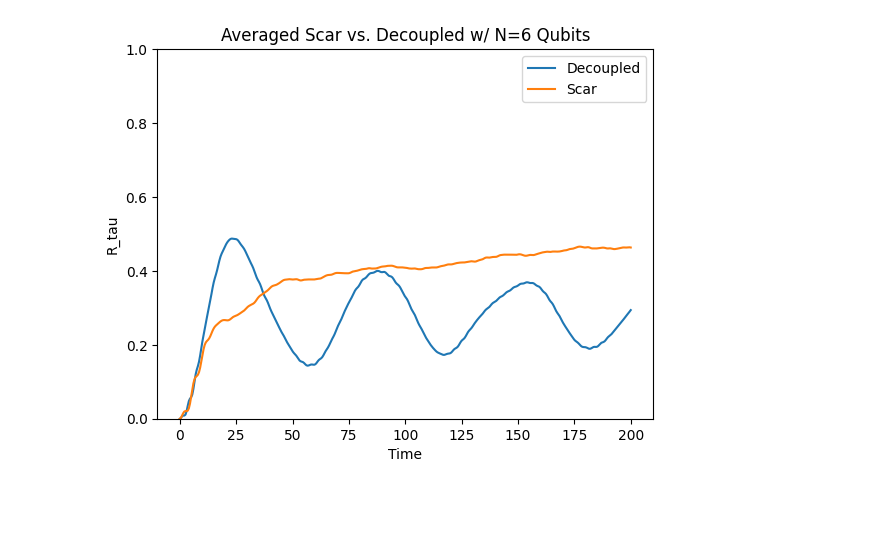
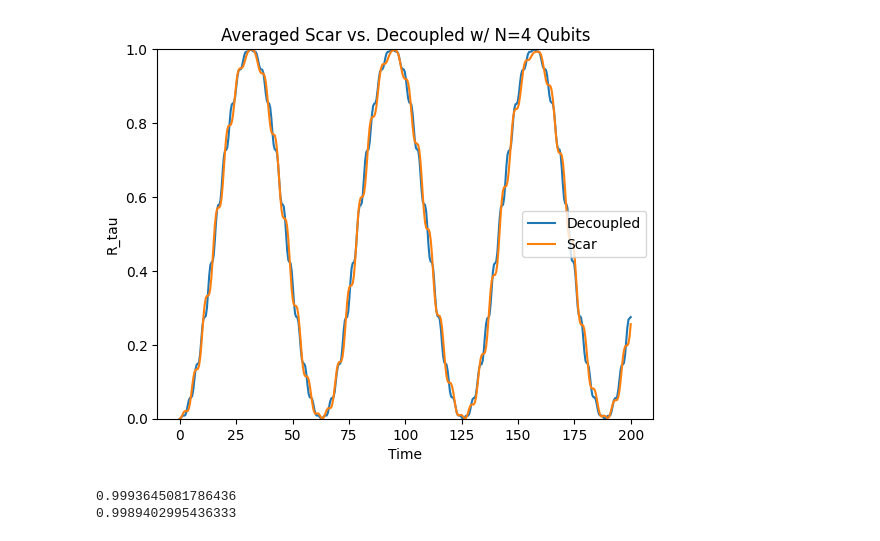
Before and after one commit to Idden/Quantum-Internship, a Jupyter notebook: Quantum_Batteries_Scars/disorder_tests/test6_expansion.ipynb, the cells around one changed output. Saved outputs shown, nothing was run; the diff lists cells and outputs as text; code cells hidden in the pictures; blank space fills up the shorter version.

```diff
--- a/Quantum_Batteries_Scars/disorder_tests/test6_expansion.ipynb
+++ b/Quantum_Batteries_Scars/disorder_tests/test6_expansion.ipynb
@@ -5,35 +5,34 @@ import matplotlib.pyplot as plt
 from quantumScarFunctions import *
 # %%
 wm = 1.0
+wd = 0.642570281124498
 tlist = np.linspace(0, 200, 400)
-disorder = 0.2
-args = {"A": 0.1}
-Rtau_all = []
-N = 6
+disorder = 0.0 # 0.4
+args = {"A": 0.1} # 0.5
+qargs = {"A": 0.1}
+N = 4
 # %%
 qH0, qH1_list, wm = get_random_freq_qubit_ham(N)
-eigenvalues, eigenstates = qH0.eigenstates()
+qeigenvalues, qeigenstates = qH0.eigenstates()
 Rtau_qubit = []
-for _ in range(50):
+for _ in range(100):
     dw = np.random.uniform(-disorder, disorder, N)
     omega_list = wm + dw
-    H = [qH0]
+    qH = [qH0]
 
     for r in range(N):
-        args[f"wd{r}"] = omega_list[r]
-        H.append([qH1_list[r], make_coeff(r)])
+        qargs[f"wd{r}"] = omega_list[r]
+        qH.append([qH1_list[r], make_coeff(r)])
 
-    H = qt.QobjEvo(H, args=args)
-    psi_t = qt.sesolve(H, eigenstates[0], tlist, e_ops=[qH0])
-    Rtau_qubit.append(np.array(np.real(psi_t.expect[0] - psi_t.expect[0][0]) / (eigenvalues[-1] - eigenvalues[0])))
+    qH = qt.QobjEvo(qH, args=qargs)
+    qpsi_t = qt.sesolve(qH, qeigenstates[0], tlist, e_ops=[qH0])
+    Rtau_qubit.append(np.array(np.real(qpsi_t.expect[0] - qpsi_t.expect[0][0]) / (qeigenvalues[-1] - qeigenvalues[0])))
 Rtau_qubit = np.array(Rtau_qubit)
-Rtau_all.append(np.mean(Rtau_qubit, axis=0))
+Rtau_qubit = np.mean(Rtau_qubit, axis=0)
 # %%
-wd = 0.642570281124498
-H0, H1_list, eigenvalues, eigenstates, psi0, basisList = get_random_freq_scar_ham(N)
-
+H0, H1_list, eigenvalues, eigenstates, psi0, basisList = get_scar_ham(N, random_drive_freq=True)
 Rtau_scar = []
-for _ in range(50):
+for _ in range(100):
     dw = np.random.uniform(-disorder, disorder, N)
     omega_list = wd + dw
     H = [H0]
@@ -46,15 +45,20 @@ for _ in range(50):
     psi_t = qt.sesolve(H, eigenstates[0], tlist, e_ops=[H0])
     Rtau_scar.append(np.array(np.real(psi_t.expect[0] - psi_t.expect[0][0]) / (eigenvalues[-1] - eigenvalues[0])))
 Rtau_scar = np.array(Rtau_scar)
-Rtau_all.append(np.mean(Rtau_scar, axis=0))
+Rtau_scar = np.mean(Rtau_scar, axis=0)
 # %%
-plt.plot(tlist, Rtau_all[0], label="Decoupled")
-plt.plot(tlist, Rtau_all[1], label="Scar")
+plt.plot(tlist, Rtau_qubit, label="Decoupled")
+plt.plot(tlist, Rtau_scar, label="Scar")
 plt.title(f"Averaged Scar vs. Decoupled w/ N={N} Qubits")
 plt.ylabel("R_tau")
 plt.xlabel("Time")
 plt.ylim(0, 1)
 plt.legend()
 plt.show()
+
+print(np.max(Rtau_qubit))
+print(np.max(Rtau_scar))
 # %% [output]
-[figure, old version]
+[figure, new version]
+0.9993645081786436
+0.9989402995436333
```
Also changed, not shown: 3 other files.
